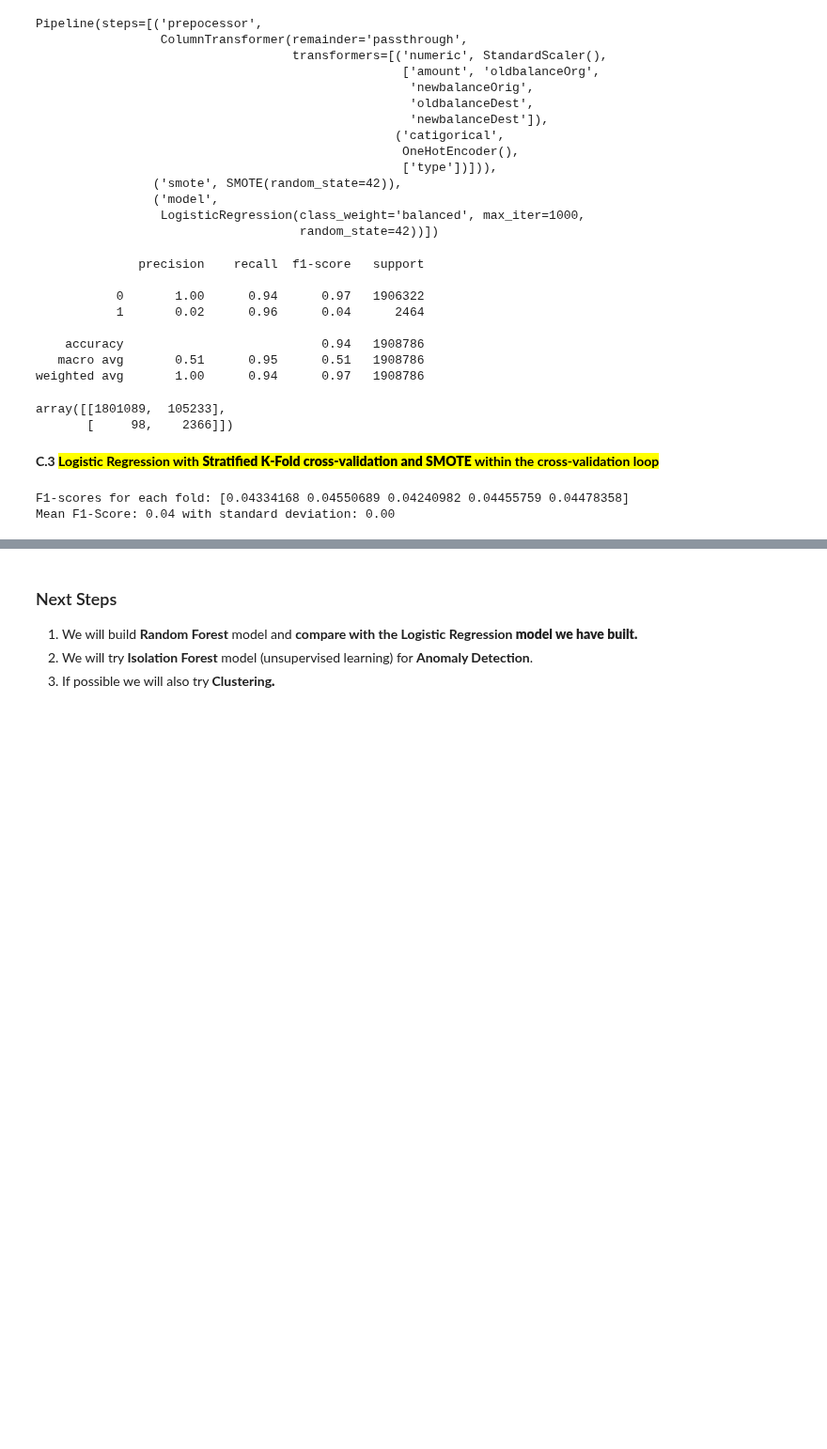
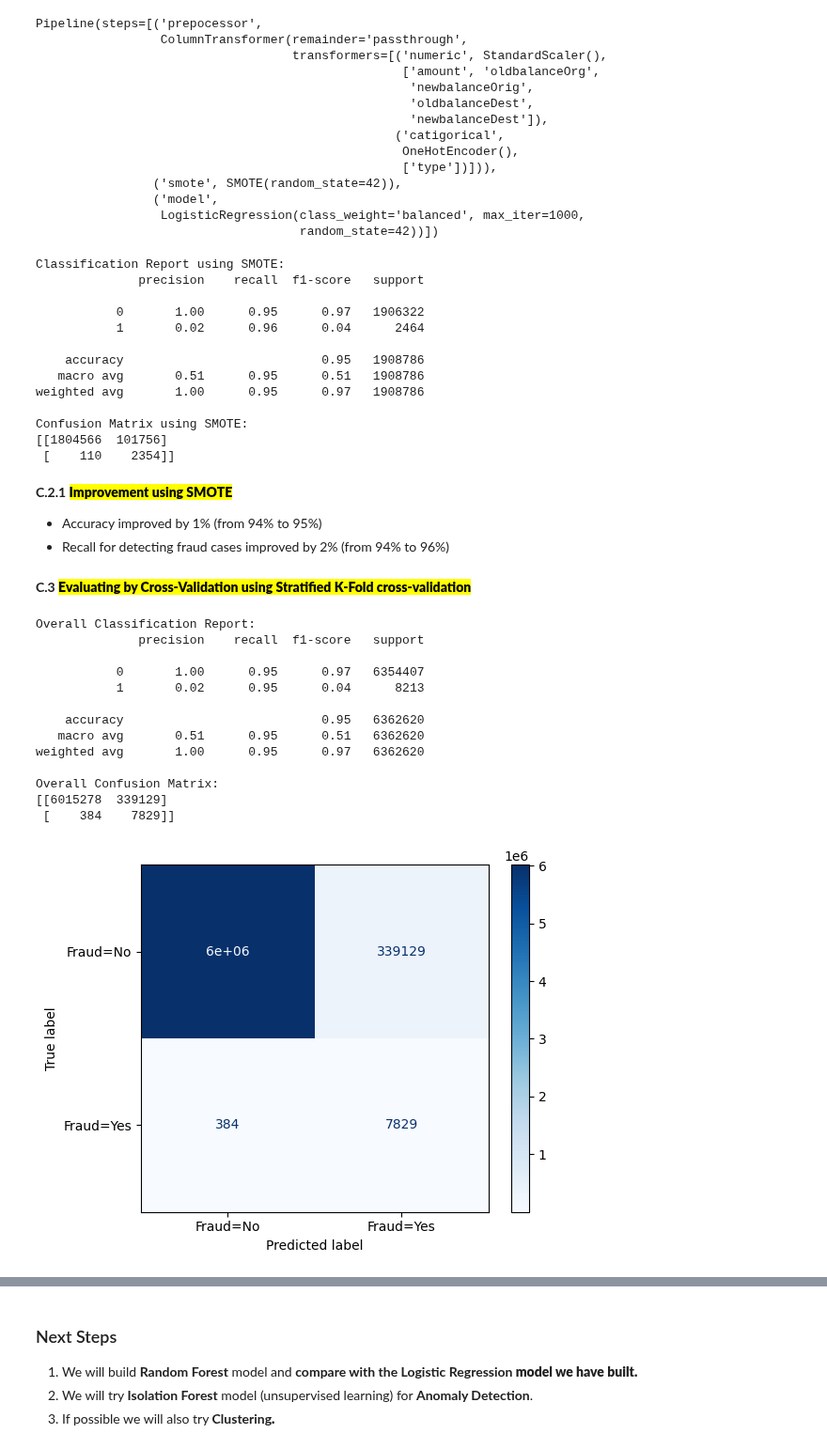
Before and after one commit to amanbhardwaj/fraud-transaction-classifier, a Jupyter notebook: base-classifier.ipynb, the cells around one changed output, grey strips where cells are left out. Shown at 94% size. Drawn from its saved outputs; the diff is of its cells as text; code cells hidden in the pictures; blank space fills up the shorter version.

Commit message:
Updated cross-validation and added hyperparameter tuning

```diff
--- a/base-classifier.ipynb
+++ b/base-classifier.ipynb
@@ -495,46 +500,76 @@ Pipeline(steps=[('prepocessor',
                                     random_state=42))])
 # %%
 # Predict using test data
-y_predict2 = pipeline2.predict(X_test)
+y_test_predict = pipeline.predict(X_test)
 
-# Generate Classification Report and compare with C.1 Classification Report
-print(classification_report(y_test, y_predict2))
+# Generate and display Classification Report. Compare it with C.1 Classification Report
+print("Classification Report using SMOTE:")
+print(classification_report(y_test, y_test_predict))
+
+# Generate and display Confusion Matrix. Compare it with C.1 Confusion Matrix
+print("Confusion Matrix using SMOTE:")
+print(confusion_matrix(y_test, y_test_predict))
 # %% [output]
+Classification Report using SMOTE:
               precision    recall  f1-score   support
 
-           0       1.00      0.94      0.97   1906322
+           0       1.00      0.95      0.97   1906322
            1       0.02      0.96      0.04      2464
 
-    accuracy                           0.94   1908786
+    accuracy                           0.95   1908786
    macro avg       0.51      0.95      0.51   1908786
-weighted avg       1.00      0.94      0.97   1908786
+weighted avg       1.00      0.95      0.97   1908786
+
+Confusion Matrix using SMOTE:
+[[1804566  101756]
+ [    110    2354]]
-# %%
-# Generate Confusion Matrix and compare with C.1 Confusion Matrix
-confusion_matrix(y_test, y_predict2)
-# %% [output]
-array([[1801089,  105233],
-       [     98,    2366]])
+# %% [markdown]
+<b>C.2.1 <mark><b>Improvement using SMOTE</b></mark>
+
+- Accuracy improved by 1% (from 94% to 95%)
+- Recall for detecting fraud cases improved by 2% (from 94% to 96%)
 # %% [markdown]
-<b>C.3 <mark>Logistic Regression with <b>Stratified K-Fold cross-validation and SMOTE</b> within the cross-validation loop</mark></b>
+<b>C.3 <mark><b>Evaluating by Cross-Validation using Stratified K-Fold cross-validation</b></mark>
 # %%
 # Create preprocessor with passthrough
-preprocessor3 = ColumnTransformer(transformers = [("numeric", StandardScaler(), numeric), ("catigorical", OneHotEncoder(), categorical)], remainder='passthrough')
+preprocessor = ColumnTransformer(transformers = [("numeric", StandardScaler(), numeric), ("catigorical", OneHotEncoder(), categorical)], remainder='passthrough')
 
 # Create SMOTE
-smote2 = SMOTE(random_state=42)
+smote = SMOTE(random_state=42)
 
 # Create imblearn pipeline with preprocessor, SMOTE, and Logistic Regression model
-pipeline3 = ImbPipeline([("prepocessor", preprocessor3), ('smote', smote2), ("model", LogisticRegression(class_weight = "balanced", max_iter = 1000, random_state=42))])
+pipeline = ImbPipeline([("prepocessor", preprocessor), ('smote', smote), ("model", LogisticRegression(class_weight = "balanced", max_iter = 1000, random_state=42))])
 
 # Configure Stratified k-Fold with 5 folds, shuffle = True for better results, and set a random state for reproducibility
 skf = StratifiedKFold(n_splits=5, shuffle=True, random_state=42)
 
-# Perform cross-validation
-scores = cross_val_score(pipeline3, X, y, cv=skf, scoring='f1', n_jobs=-1) # n_jobs=-1 means using all available CPUs
+# Get the cross-validated predictions for each test fold
+y_all_predict = cross_val_predict(pipeline, X, y, cv=skf, n_jobs=-1) # n_jobs=-1 means using all available CPUs
 
-# Print F1-scores for each fold and the mean and std
-print(f"F1-scores for each fold: {scores}")
-print(f"Mean F1-Score: {scores.mean():.2f} with standard deviation: {scores.std():.2f}")
+# Generate overall Classification Report
+print("Overall Classification Report:")
+print(classification_report(y, y_all_predict))
+
+# Generate overall Confusion Matrix
+conf_mat = confusion_matrix(y, y_all_predict)
+# Plot overall Confusion Matrix using ConfusionMatrixDisplay
+print("Overall Confusion Matrix:")
+print(conf_mat)
+disp = ConfusionMatrixDisplay(confusion_matrix=conf_mat, display_labels=['Fraud=No', 'Fraud=Yes'])
+disp.plot(cmap=plt.cm.Blues)
+plt.show()
 # %% [output]
-F1-scores for each fold: [0.04334168 0.04550689 0.04240982 0.04455759 0.04478358]
-Mean F1-Score: 0.04 with standard deviation: 0.00
+Overall Classification Report:
+              precision    recall  f1-score   support
+
+           0       1.00      0.95      0.97   6354407
+           1       0.02      0.95      0.04      8213
+
+    accuracy                           0.95   6362620
+   macro avg       0.51      0.95      0.51   6362620
+weighted avg       1.00      0.95      0.97   6362620
+
+Overall Confusion Matrix:
+[[6015278  339129]
+ [    384    7829]]
+[figure, added]
```
Also changed, not shown: parts of 8 cells of this notebook.
